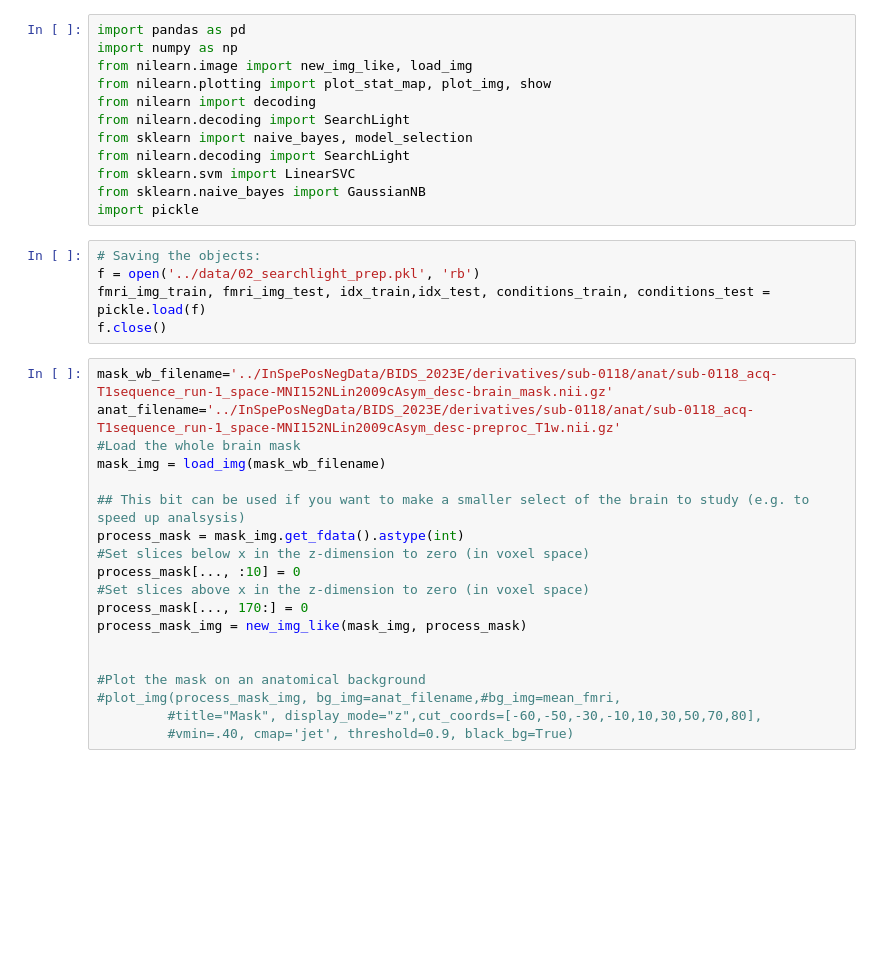
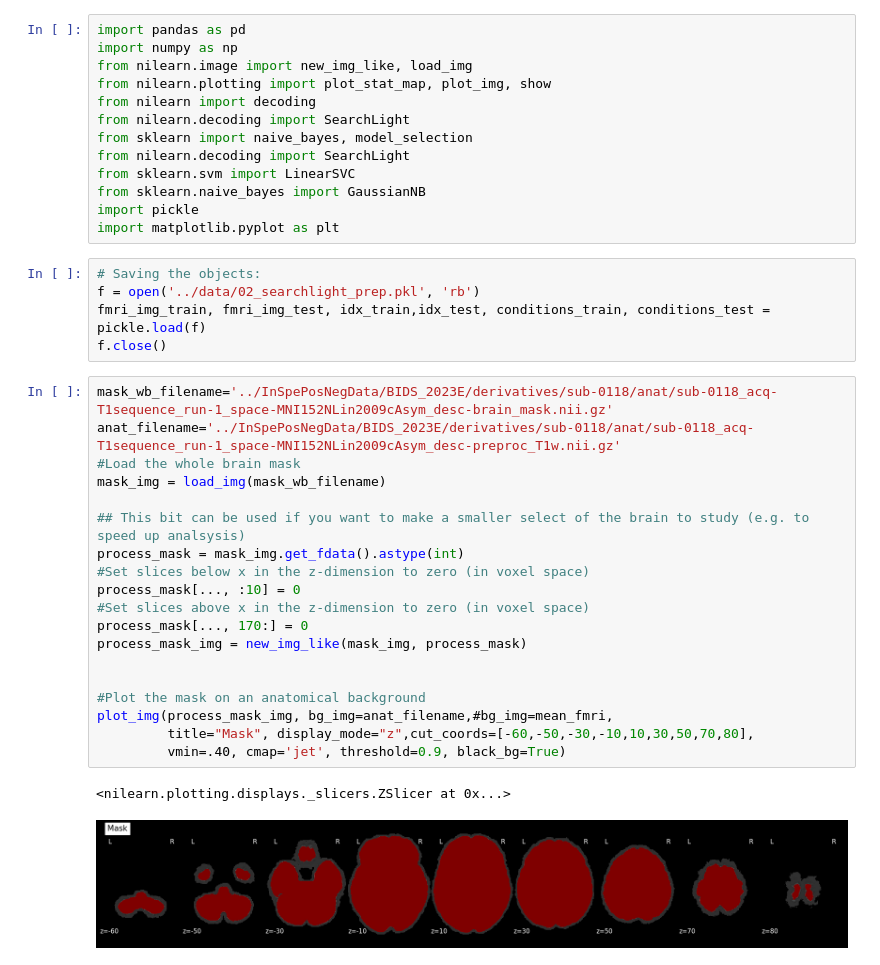
Before and after one commit to AddiH/neuro_4, a Jupyter notebook: src/03_searchlight.ipynb, the cells around one changed output. Saved outputs shown, nothing was run; the diff lists cells and outputs as text; blank space fills up the shorter version.

```diff
--- a/src/03_searchlight.ipynb
+++ b/src/03_searchlight.ipynb
@@ -10,6 +10,7 @@ from nilearn.decoding import SearchLight
 from sklearn.svm import LinearSVC
 from sklearn.naive_bayes import GaussianNB
 import pickle
+import matplotlib.pyplot as plt
 # %%
 # Saving the objects:
 f = open('../data/02_searchlight_prep.pkl', 'rb')
@@ -18,19 +19,22 @@ f.close()
 # %%
 mask_wb_filename='../InSpePosNegData/BIDS_2023E/derivatives/sub-0118/anat/sub-0118_acq-T1sequence_run-1_space-MNI152NLin2009cAsym_desc-brain_mask.nii.gz'
 anat_filename='../InSpePosNegData/BIDS_2023E/derivatives/sub-0118/anat/sub-0118_acq-T1sequence_run-1_space-MNI152NLin2009cAsym_desc-preproc_T1w.nii.gz'
 #Load the whole brain mask
 mask_img = load_img(mask_wb_filename)
 
 ## This bit can be used if you want to make a smaller select of the brain to study (e.g. to speed up analsysis)
 process_mask = mask_img.get_fdata().astype(int)
 #Set slices below x in the z-dimension to zero (in voxel space)
 process_mask[..., :10] = 0
 #Set slices above x in the z-dimension to zero (in voxel space)
 process_mask[..., 170:] = 0
 process_mask_img = new_img_like(mask_img, process_mask)
 
 
 #Plot the mask on an anatomical background
-#plot_img(process_mask_img, bg_img=anat_filename,#bg_img=mean_fmri,
-         #title="Mask", display_mode="z",cut_coords=[-60,-50,-30,-10,10,30,50,70,80],
-         #vmin=.40, cmap='jet', threshold=0.9, black_bg=True)
+plot_img(process_mask_img, bg_img=anat_filename,#bg_img=mean_fmri,
+         title="Mask", display_mode="z",cut_coords=[-60,-50,-30,-10,10,30,50,70,80],
+         vmin=.40, cmap='jet', threshold=0.9, black_bg=True)
+# %% [output]
+<nilearn.plotting.displays._slicers.ZSlicer at 0x...>
+[figure, added]
```
Also changed, not shown: parts of 3 cells of this notebook, 4 other files.
